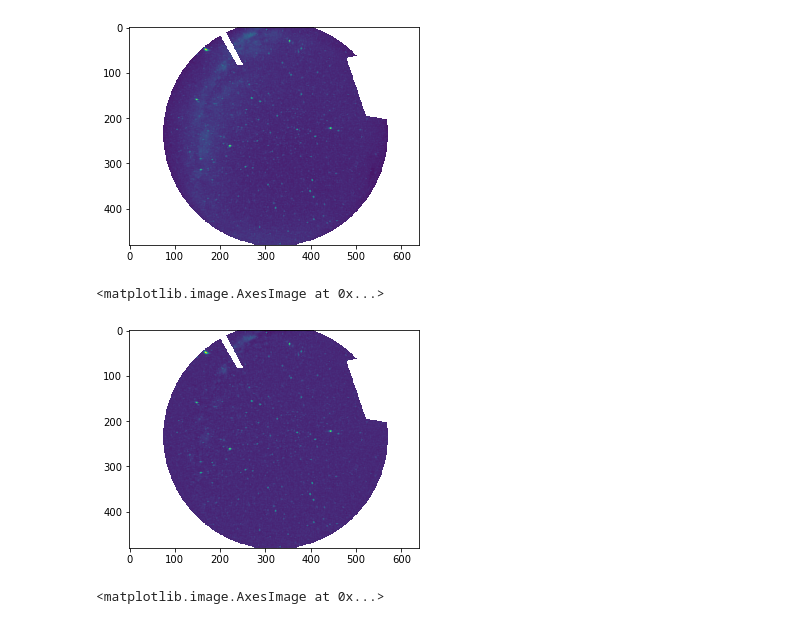
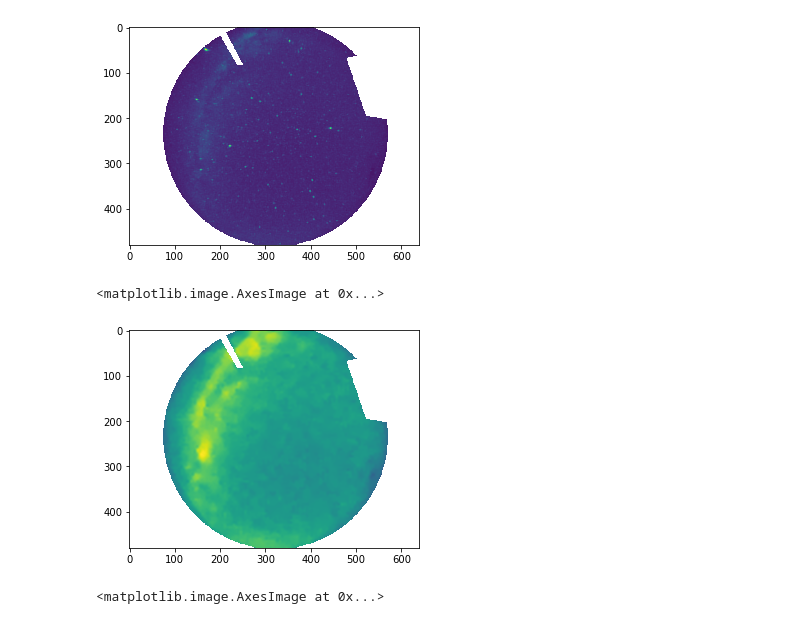
Before and after one commit to MMTObservatory/skycam_analysis, a Jupyter notebook: calib_data/2019/mask.ipynb, the cells around one changed output. Cells and saved outputs as stored; diff of their text form; code cells hidden in the pictures.

Commit message:
sort out background masking; test out pipeline on 2017 data

```diff
--- a/calib_data/2019/mask.ipynb
+++ b/calib_data/2019/mask.ipynb
@@ -39,11 +39,12 @@ plt.imshow(mask_image * im)
 [figure]
 # %%
 masked_im = np.ma.masked_where(mask_image == np.nan, im)
-bkg = make_background(masked_im, boxsize=(5, 5), filter_size=(3, 3))
-plt.imshow(im - bkg.background * mask_image)
+bkg = make_background(im, boxsize=(5, 5), filter_size=(3, 3), inmask=mask_image)
+plt.imshow(bkg.background * mask_image)
+#plt.imshow(mask_image)
 # %% [output]
 <matplotlib.image.AxesImage at 0x...>
-[figure, old version]
+[figure, new version]
 # %%
 outmask = CCDData(mask_image, unit=u.adu)
 outmask.write("mask_2017_2020.fits")
```
Also changed, not shown: parts of 1 cell of this notebook, 1 other file.
